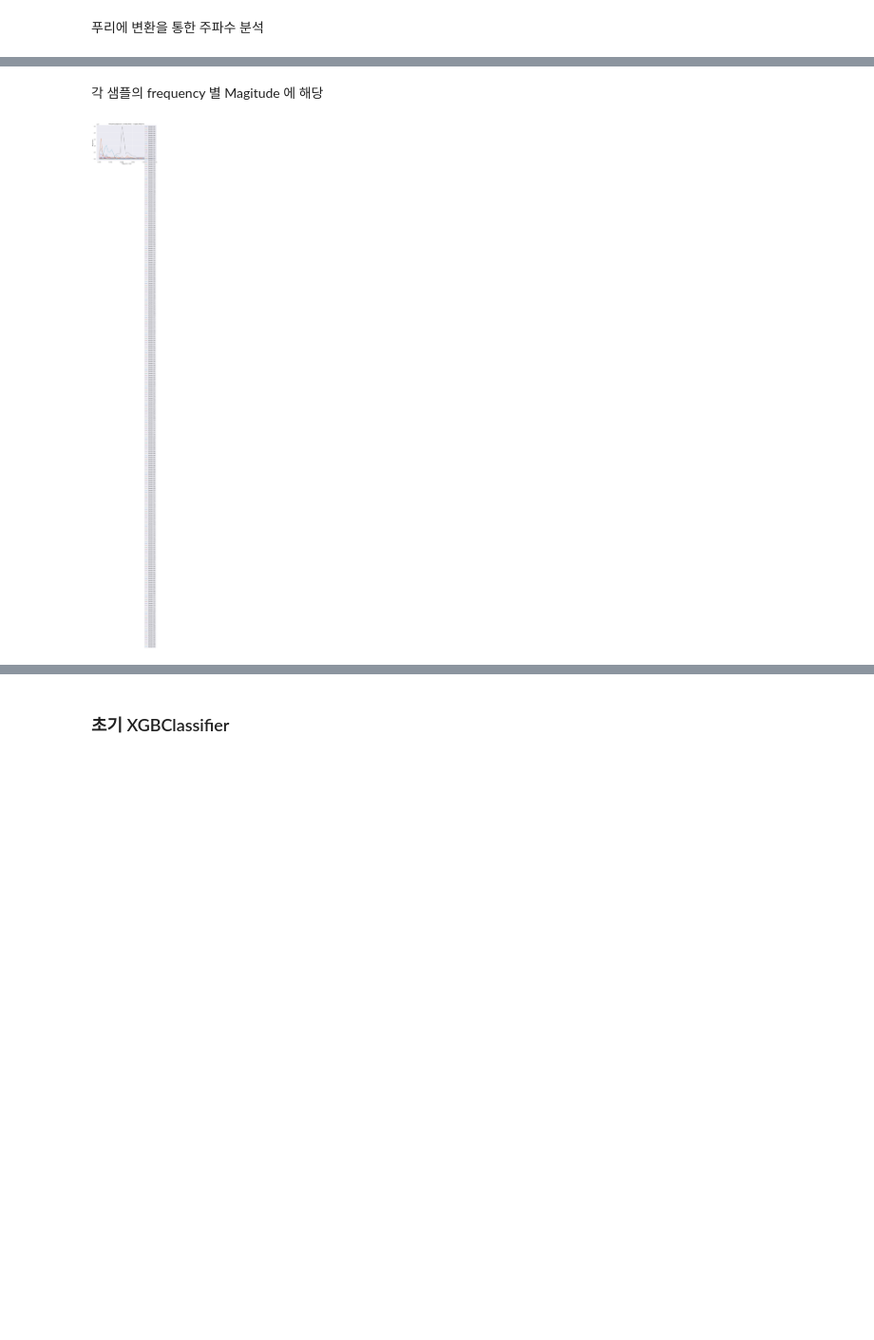
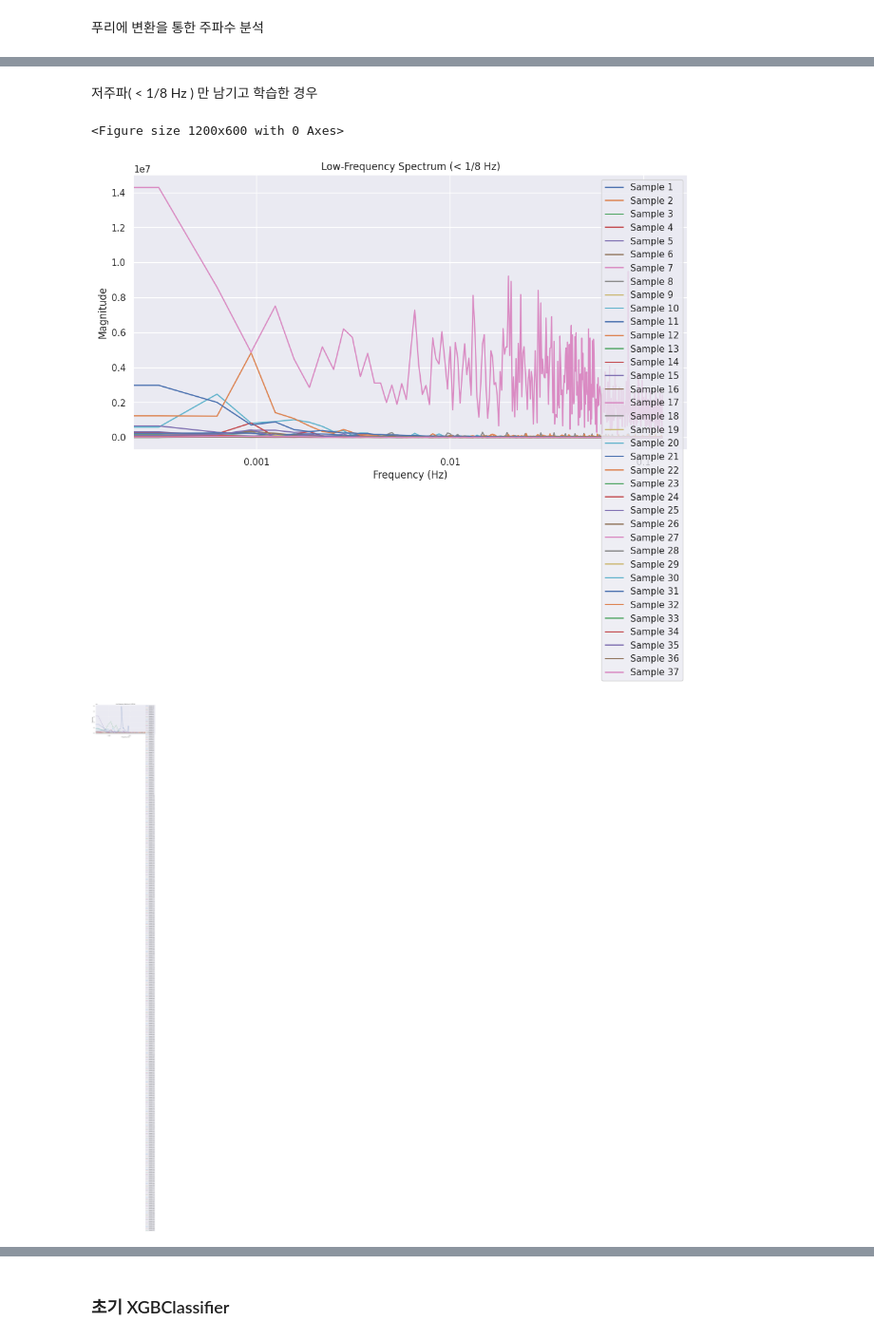
Before and after one commit to flowersayo/-CS-, a Jupyter notebook: Chapter07/Discovering_Exoplanets.ipynb, the cells around one changed output, grey strips where cells are left out. Shown at 95% size. Drawn from its saved outputs; the diff is of its cells as text; code cells hidden in the pictures; blank space fills up the shorter version.

```diff
--- a/Chapter07/Discovering_Exoplanets.ipynb
+++ b/Chapter07/Discovering_Exoplanets.ipynb
@@ -103,7 +103,7 @@ transit_centers = np.argmin(flux_data, axis=1)  # Index of minimum flux for each
 
 # Step 2: Define the data window around the transit center
 # Assuming a default window size of one transit duration (e.g., 200 samples before and after)
-window_size = 1500  # 총 3000개의 샘플 중 양 옆으로 1400개 선택 (200개 제외)
+window_size = 1400  # 총 3000개의 샘플 중 양 옆으로 1400개 선택 (200개 제외) -> 주기의 정수배가 되도록
 adjusted_flux_data = []
 
 for i, center in enumerate(transit_centers):
@@ -122,7 +122,8 @@ for i, center in enumerate(transit_centers):
 adjusted_flux_df = pd.DataFrame(adjusted_flux_data)
 
 
-index = 1
+
+index = 19
 # Display the adjusted flux data to the user
 y_vals = adjusted_flux_df.iloc[index]
 x_vals = np.arange(len(y_vals))
@@ -155,7 +156,7 @@ df.isnull().sum().sum()
 from scipy.fft import fft, fftfreq
 
 # 샘플 하나에 대해 FFT 적용
-sample_flux = X.iloc[49,:]  # 첫 번째 샘플 ( 존재 o )
+sample_flux = X.iloc[67,:]  # 첫 번째 샘플 ( 존재 o )
 n = len(sample_flux)  # 데이터 포인트 개수
 timestep = 1  # 샘플 간 간격 ( 주기적으로 샘플링 되었으므로 1로 통일 )
 
@@ -186,5 +187,5 @@ plt.show()
-# %% [markdown]
-각 샘플의 frequency 별 Magitude 에 해당
+# %% [markdown]
+저주파( < 1/8 Hz ) 만 남기고 학습한 경우
 # %%
 import numpy as np
 import pandas as pd
@@ -198,42 +199,75 @@ def perform_fft(samples, timestep=1):
     :param samples: 시계열 데이터가 포함된 DataFrame 또는 numpy array (행: 샘플, 열: 시계열 데이터)
     :param timestep: 샘플 간 간격 (1/샘플링 주파수)
     :return: 주파수 값과 모든 샘플의 FFT 결과 (진폭)
     """
     fft_results = []
     freq = None
 
     for i, sample in enumerate(samples):
         n = len(sample)
         if freq is None:
             freq = fftfreq(n, d=timestep)  # 주파수 값 생성
         fft_result = fft(sample)  # FFT 수행
         magnitude = np.abs(fft_result)  # 진폭 계산
         fft_results.append(magnitude[:n // 2])  # 양의 주파수 성분만 저장
 
     return freq[:len(freq) // 2], np.array(fft_results)
 
 # 샘플 데이터 준비 (예: X는 DataFrame)
 # X = pd.DataFrame(...)  # 실제 시계열 데이터로 대체
 
+def lowPassFilter(freq, fft_results):
+
+  # 진동수 1/8 미만의 저주파만 남기기
+  low_freq_threshold = 1 / 8  # 저주파 한계 (Hz)
+  low_freq_indices = np.where(freq < low_freq_threshold)[0]  # 해당 주파수 인덱스 찾기
+
+  # 저주파 성분만 유지
+  filtered_fft_results = np.zeros_like(fft_results)
+  for i in range(len(fft_results)):
+      filtered_fft_results[i, low_freq_indices] = fft_results[i, low_freq_indices]
+  filtered_fft_results_df = pd.DataFrame(filtered_fft_results, columns=[f'Freq_{i}' for i in range(len(freq))])
+
+  return filtered_fft_results_df
+
+
 # FFT 수행
 timestep = 1  # 샘플 간 시간 간격 (필요시 수정)
 freq, fft_results = perform_fft(X.to_numpy(), timestep=timestep)
+filtered_fft_results_df = lowPassFilter(freq, fft_results)
 
-under_freq = 0.0006
-upper_freq = 0.05
-# 진동수 0.0 ~ 0.1 Hz 범위만 선택
-low_freq_range = (freq >= 0) & (freq <= 0.01)  # 해당 범위의 주파수 인덱스 찾기
-low_freq_indices = np.where(low_freq_range)[0]
 
-# 시각화: 선택된 주파수 범위의 스펙트럼
-plt.figure(figsize=(10, 6))
-for i in range(100,400):  # 선택된 샘플만 표시
-    plt.plot(freq[low_freq_indices], fft_results[i, low_freq_indices], label=f'Sample {i + 1}')
-plt.title("Frequency Spectrum ({under_freq} ~ {upper_freq} Hz")
+# 시각화: 저주파 성분만 포함한 스펙트럼
+plt.figure(figsize=(12, 6))
+
+
+# 외계행성 o
+plt.figure(figsize=(12, 6))
+for i in range(37):  # 선택된 샘플만 표시
+    plt.plot(freq[low_freq_indices], filtered_fft_results[i, low_freq_indices], label=f'Sample {i + 1}')
+plt.title("Low-Frequency Spectrum (< 1/8 Hz)")
 plt.xlabel("Frequency (Hz)")
 plt.ylabel("Magnitude")
+plt.xscale("log")  # x축 로그 스케일
+plt.xticks([0.001, 0.01, 0.1], labels=["0.001", "0.01", "0.1"])  # x축 눈금 설정
 plt.legend(loc='upper right')
-plt.grid(True)  # 그리드 추가
 plt.show()
+
+# 외계행성 x
+plt.figure(figsize=(12, 6))
+for i in range(37, 400):  # 선택된 샘플만 표시
+    plt.plot(freq[low_freq_indices], filtered_fft_results[i, low_freq_indices], label=f'Sample {i + 1}')
+plt.title("Low-Frequency Spectrum (< 1/8 Hz)")
+plt.xlabel("Frequency (Hz)")
+plt.ylabel("Magnitude")
+plt.xscale("log")  # x축 로그 스케일
+plt.xticks([0.001, 0.01, 0.1], labels=["0.001", "0.01", "0.1"])  # x축 눈금 설정
+plt.legend(loc='upper right')
+plt.show()
+
+# 데이터프레임으로 결과 저장 (옵션)
+filtered_fft_results_df = pd.DataFrame(filtered_fft_results, columns=[f'Freq_{i}' for i in range(len(freq))])
 # %% [output]
+<Figure size 1200x600 with 0 Axes>
-[figure, old version]
+[figure, new version]
+[figure, added]
```
Also changed, not shown: parts of 37 cells of this notebook.
